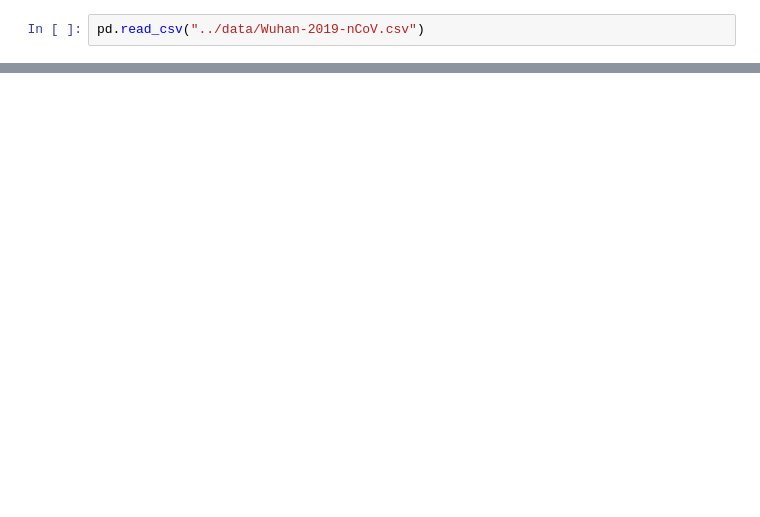
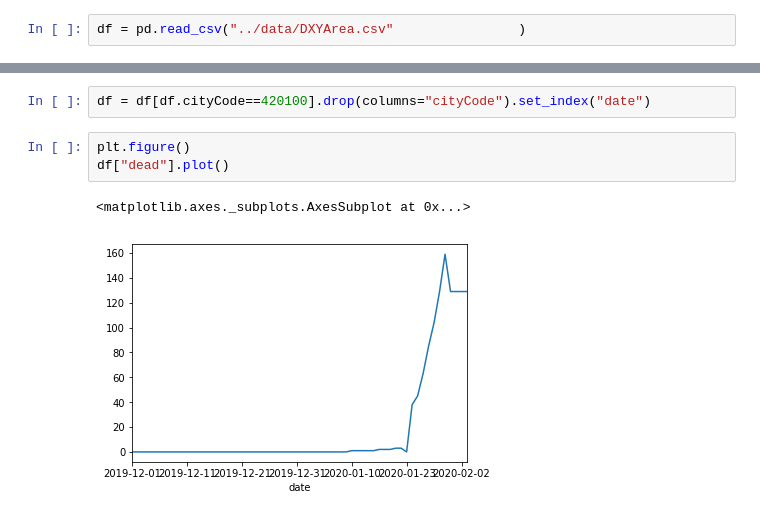
Before and after one commit to WenjieZ/2019-nCoV, a Jupyter notebook: python/sir.ipynb, the cells around one changed output, grey strips where cells are left out. Drawn from its saved outputs; the diff is of its cells as text; blank space fills up the shorter version.

Commit message:
data

```diff
--- a/python/sir.ipynb
+++ b/python/sir.ipynb
@@ -3,2 +29,2 @@ import pandas as pd
 # %%
-pd.read_csv("../data/Wuhan-2019-nCoV.csv")
+df = pd.read_csv("../data/DXYArea.csv"                )
@@ -23,0 +52,8 @@ pd.read_csv("../data/Wuhan-2019-nCoV.csv")
+# %%
+df = df[df.cityCode==420100].drop(columns="cityCode").set_index("date")
+# %%
+plt.figure()
+df["dead"].plot()
+# %% [output]
+<matplotlib.axes._subplots.AxesSubplot at 0x...>
+[figure, added]
```
Also changed, not shown: parts of 6 cells of this notebook, 5 other files.
